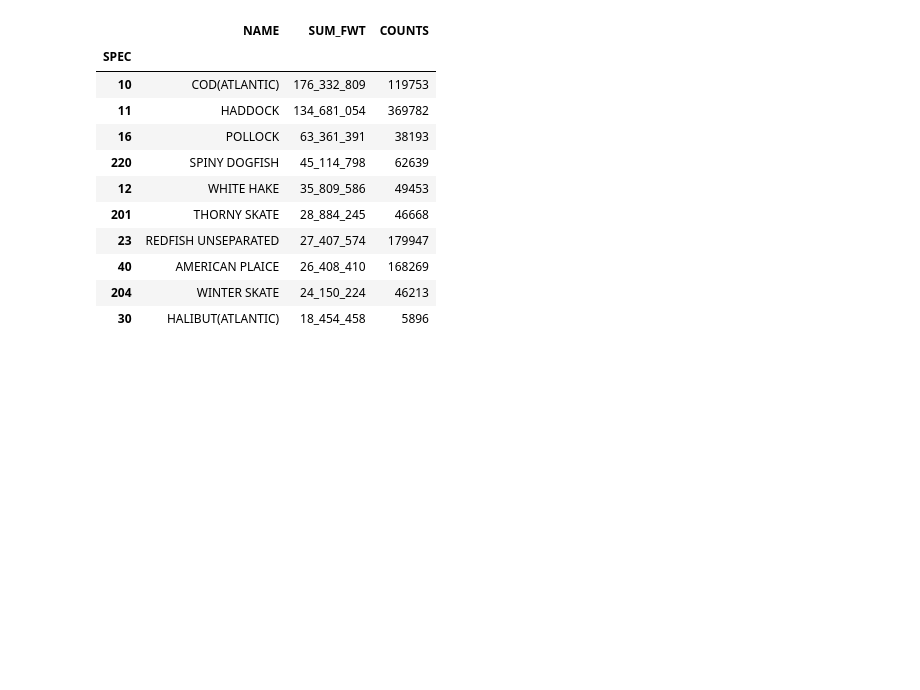
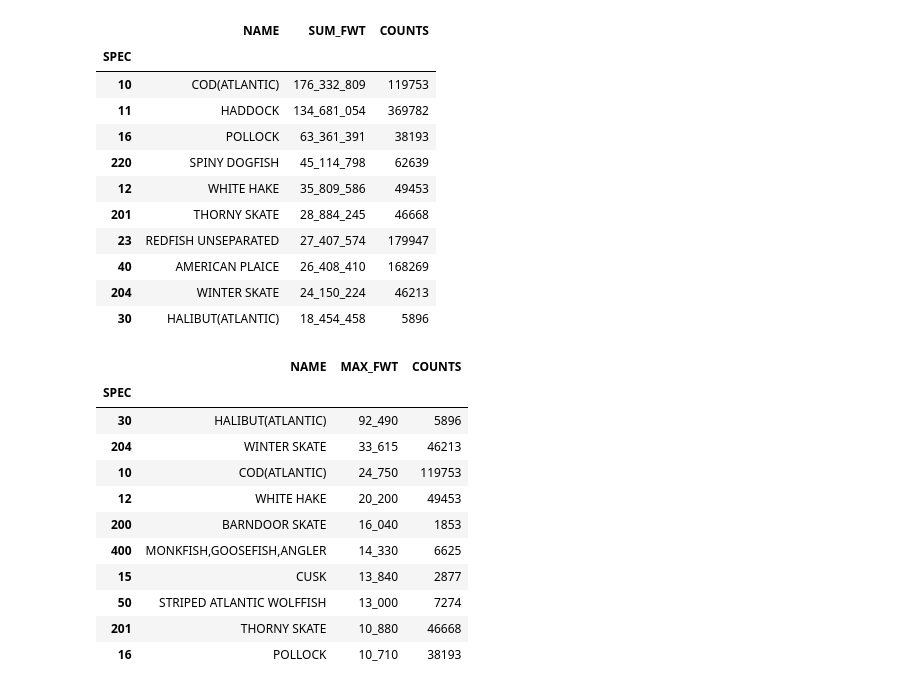
Before and after one commit to KevinCarr42/Maritimes-Research-Vessel-Surveys, a Jupyter notebook: Notebook5_EDA.ipynb, the cells around one changed output. Saved outputs shown, nothing was run; the diff lists cells and outputs as text; code cells hidden in the pictures; blank space fills up the shorter version.

```diff
--- a/Notebook5_EDA.ipynb
+++ b/Notebook5_EDA.ipynb
@@ -402,3 +176,18 @@ top_species_by_attribute(df, attribute='FWT', aggregation='sum')
 | 40 | AMERICAN PLAICE | 26_408_410 | 168269 |
 | 204 | WINTER SKATE | 24_150_224 | 46213 |
 | 30 | HALIBUT(ATLANTIC) | 18_454_458 | 5896 |
+# %%
+rv.top_species_by_attribute(df, attribute='FWT', aggregation='max', date_min='2000', min_species=1000)
+# %% [output]
+|  | NAME | MAX_FWT | COUNTS |
+| SPEC |  |  |  |
+| 30 | HALIBUT(ATLANTIC) | 92_490 | 5896 |
+| 204 | WINTER SKATE | 33_615 | 46213 |
+| 10 | COD(ATLANTIC) | 24_750 | 119753 |
+| 12 | WHITE HAKE | 20_200 | 49453 |
+| 200 | BARNDOOR SKATE | 16_040 | 1853 |
+| 400 | MONKFISH,GOOSEFISH,ANGLER | 14_330 | 6625 |
+| 15 | CUSK | 13_840 | 2877 |
+| 50 | STRIPED ATLANTIC WOLFFISH | 13_000 | 7274 |
+| 201 | THORNY SKATE | 10_880 | 46668 |
+| 16 | POLLOCK | 10_710 | 38193 |
```
Also changed, not shown: parts of 20 cells of this notebook, 1 other file.
